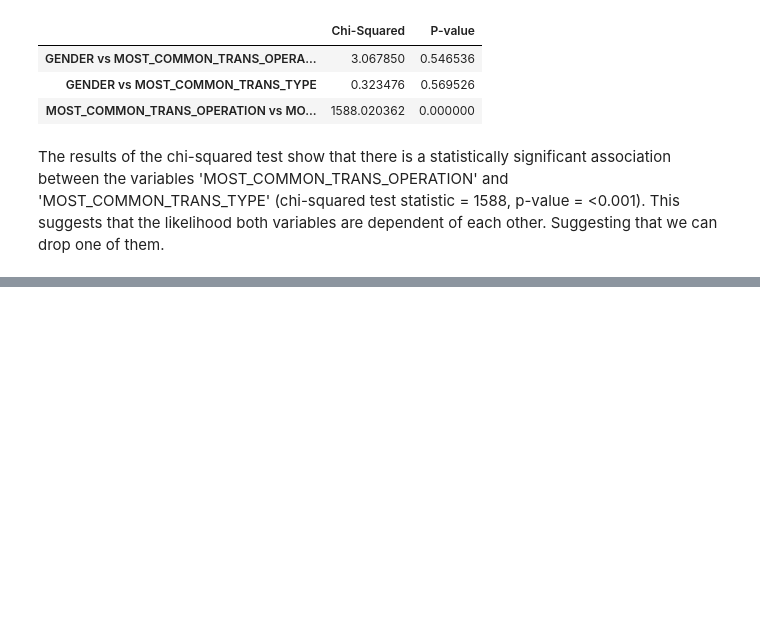
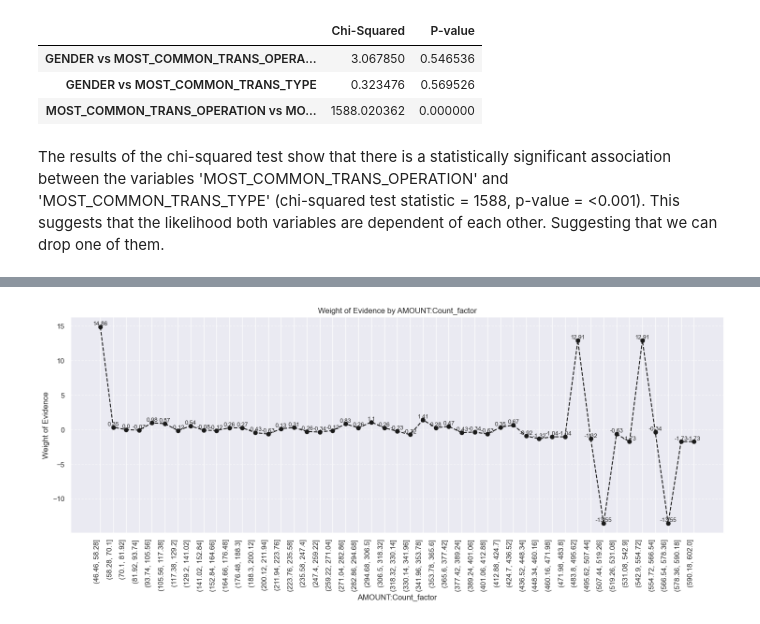
Before and after one commit to josecaloca/Loan-Prediction, a Jupyter notebook: loan_prediction_scorecard.ipynb, the cells around one changed output, grey strips where cells are left out. Cells and saved outputs as stored; diff of their text form; code cells hidden in the pictures; blank space fills up the shorter version.

Commit message:
created input training data

```diff
--- a/loan_prediction_scorecard.ipynb
+++ b/loan_prediction_scorecard.ipynb
@@ -655,7 +683,12 @@ def plot_by_woe(df_WoE, rotation_of_x_axis_labels = 0):
     # Names the y-axis 'Weight of Evidence'.
     plt.title(str('Weight of Evidence by ' + df_WoE.columns[0]))
     # Names the grapth 'Weight of Evidence by ' the name of the column with index 0.
-    plt.xticks(rotation = rotation_of_x_axis_labels)
+    plt.xticks(rotation=rotation_of_x_axis_labels, ha='right')  # Rotates and aligns x-axis labels to the right
+
+    for i, val in enumerate(y):
+        plt.text(i, val, str(round(val, 2)), ha='center', va='bottom', fontsize=9)
+
+    plt.grid(axis='y', linestyle='--', alpha=0.7)
     # Rotates the labels of the x-axis a predefined number of degrees.
 # %%
 sns.set()
@@ -686,3 +730,6 @@ plot_by_woe(df_temp)
+# %%
+df_inputs_prepr['MOST_COMMON_TRANS_OPERATION:OTHER_CREDIT_IN_CASH_COLLECTION_FROM_OTHER_BANK'] = sum([df_inputs_prepr['MOST_COMMON_TRANS_OPERATION:OTHER'], df_inputs_prepr['MOST_COMMON_TRANS_OPERATION:CREDIT_IN_CASH'],
+                                                                                                        df_inputs_prepr['MOST_COMMON_TRANS_OPERATION:COLLECTION_FROM_OTHER_BANK']])
 # %%
 # WoE function for ordered discrete and continuous variables
 
@@ -717,0 +798,13 @@ plot_by_woe(df_temp)
+# %%
+df_inputs_prepr['AGE:18-22'] = np.where(df_inputs_prepr['AGE'].isin(range(18,23)), 1, 0)
+df_inputs_prepr['AGE:22-27'] = np.where(df_inputs_prepr['AGE'].isin(range(23,28)), 1, 0)
+df_inputs_prepr['AGE:27-34'] = np.where(df_inputs_prepr['AGE'].isin(range(28,35)), 1, 0)
+df_inputs_prepr['AGE:34-43'] = np.where(df_inputs_prepr['AGE'].isin(range(35,44)), 1, 0)
+df_inputs_prepr['AGE:44-57'] = np.where(df_inputs_prepr['AGE'].isin(range(44,58)), 1, 0)
+df_inputs_prepr['AGE:58-63'] = np.where(df_inputs_prepr['AGE'].isin(range(58,64)), 1, 0)
+df_inputs_prepr['AGE:64-75'] = np.where(df_inputs_prepr['AGE'].isin(range(64,76)), 1, 0)
+df_inputs_prepr['AGE:75+'] = np.where(df_inputs_prepr['AGE'] > 75, 1, 0)
+# %%
+df_inputs_prepr['AMOUNT:Count_factor'] =pd.cut(df_inputs_prepr['AMOUNT:Count'], 50) # we do fine classing here in 50 buckets
+df_temp = woe_ordered_continuous(df_inputs_prepr, 'AMOUNT:Count_factor', df_targets_prepr)
+df_temp
@@ -717,0 +829,4 @@ plot_by_woe(df_temp)
+# %%
+plot_by_woe(df_temp.iloc[3: , : ], 90)
+# %% [output]
+[figure, added]
```
Also changed, not shown: parts of 50 cells of this notebook, 6 other files.
